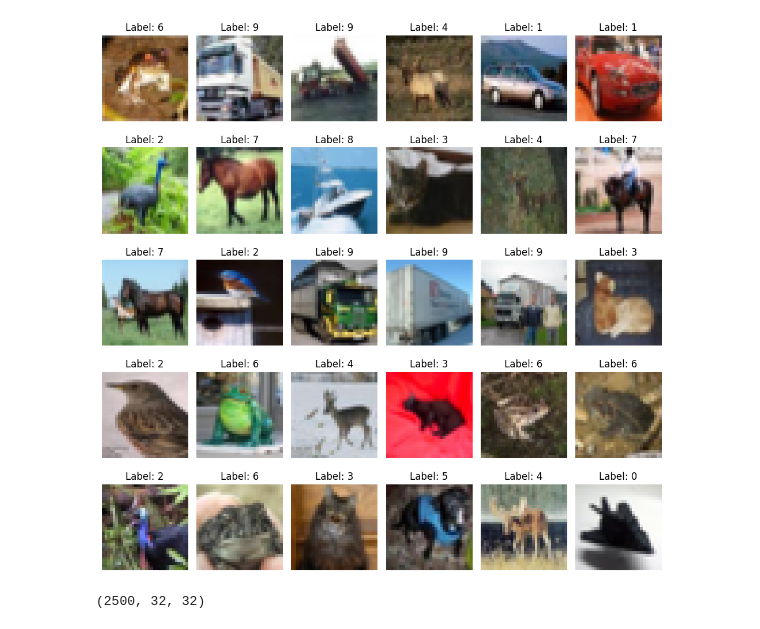
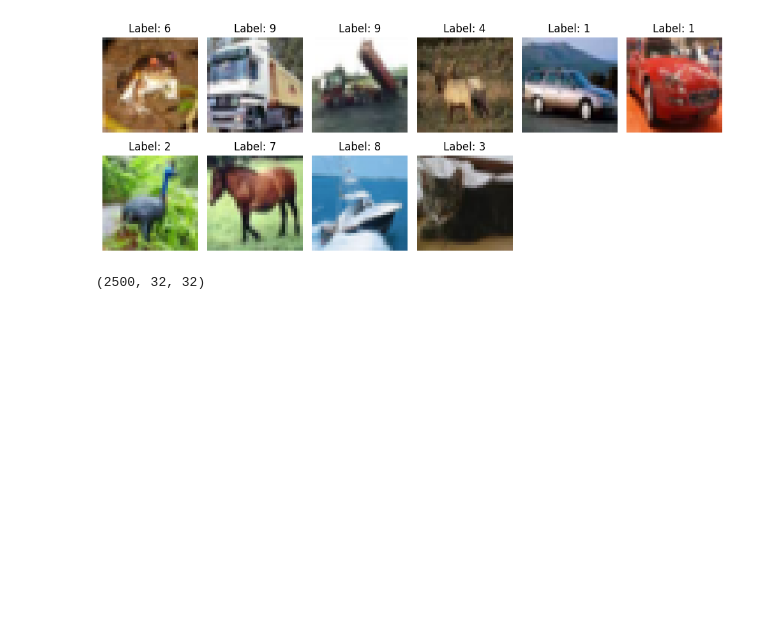
Before and after one commit to sufyaniitk/DReaMeR, a Jupyter notebook: LwP.ipynb, the cells around one changed output. Saved outputs shown, nothing was run; the diff lists cells and outputs as text; code cells hidden in the pictures; blank space fills up the shorter version.

```diff
--- a/LwP.ipynb
+++ b/LwP.ipynb
@@ -74,9 +74,9 @@ def visualize_images(images, labels, num_images=30):
     plt.tight_layout()
     plt.show()
 # %%
-visualize_images(images, labels)
+visualize_images(images, labels, 10)
 # %% [output]
-[figure, old version]
+[figure, new version]
 # %%
 # def convert_to_grayscale(images):
 #     """
```
Also changed, not shown: parts of 11 cells of this notebook.
